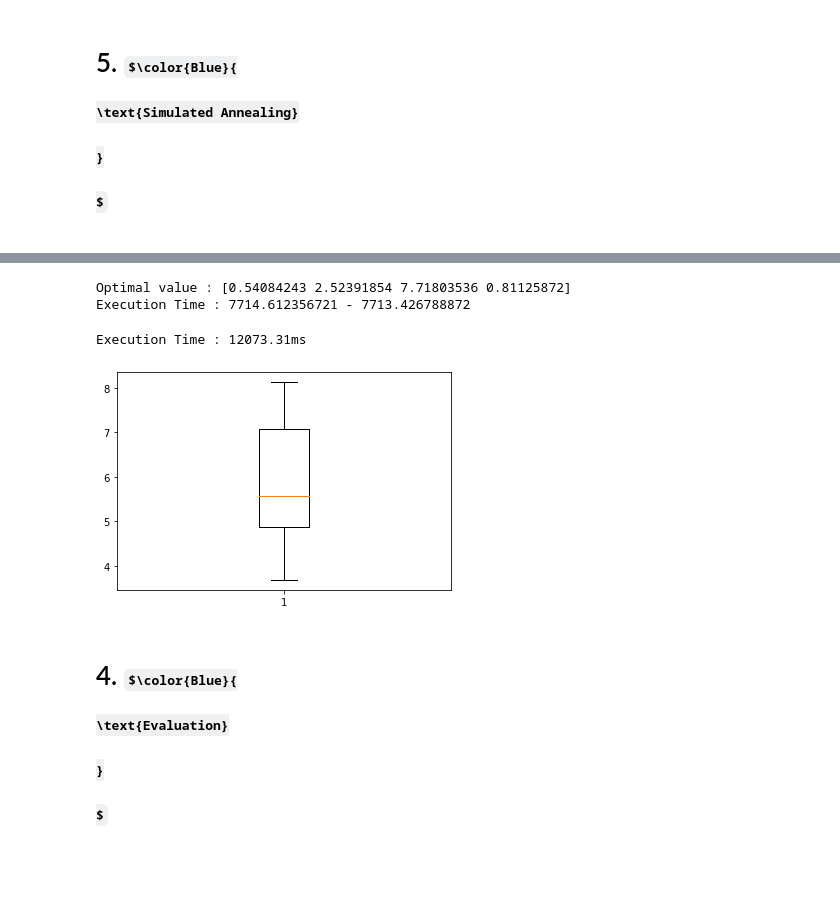
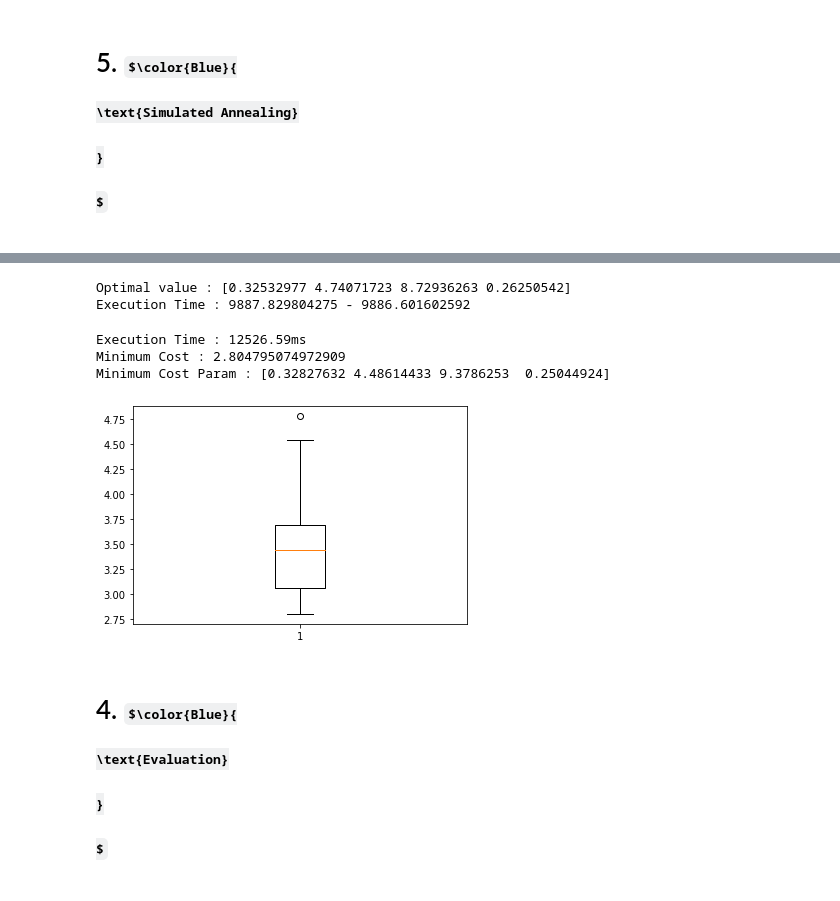
Before and after one commit to deshanchathusanka/optimisation, a Jupyter notebook: optimizer_development.ipynb, the cells around one changed output, grey strips where cells are left out. Cells and saved outputs as stored; diff of their text form; code cells hidden in the pictures; some formulas as TeX source.

Commit message:
fix functional issue

```diff
--- a/optimizer_development.ipynb
+++ b/optimizer_development.ipynb
@@ -129,7 +129,7 @@ def t(x_np):
   _t1 = t1(x_np)
   _t2 = t2(x_np)
   _t = math.sqrt((_t1**2 + _t2**2)
-  + ((x2*_t1*_t2)/(0.25*(x2**2 + (x1 + x3)**2))))
+  + ((x2*_t1*_t2)/math.sqrt(0.25*(x2**2 + (x1 + x3)**2))))
 
   return _t
 
@@ -142,7 +142,7 @@ t(x_np)
 print(f'Number of executions = {t.execution}')
 
 _t = t(x_np)
-assert round(_t, 2) == 16974.00, 'functional issue'
+assert round(_t, 2) == 17474.00, 'functional issue'
 # %% [output]
 ########## Testing execution count ############
 
@@ -306,7 +306,7 @@ $
 3. $\color{Red}{x_3, x_4 \in [0.1, 10]}$
 # %%
 def pi_static(x_np, r, beta):
-  _pi_static = f(x_np) + r*(min(0, g1(x_np))**beta) + r*(min(0, g2(x_np))**beta) + r*(min(0, g3(x_np))**beta) + r*(min(0, g4(x_np))**beta)
+  _pi_static = f(x_np) + r*abs((min(0, g1(x_np))**beta)) + r*abs((min(0, g2(x_np))**beta)) + r*abs((min(0, g3(x_np))**beta)) + r*abs((min(0, g4(x_np))**beta))
   return _pi_static
 
 ########### unit testing #############
@@ -422,7 +437,7 @@ def simulated_annealing(n_samples, lb, ub):
   no_samples : Number of samples
   Description : Implementation of simulated annealing
   '''
-  sigma = np.array([5, 5, 5, 5])
+  sigma = np.array([1, 1, 1, 1])
 
   x_best = np.random.uniform(low = lb, high = ub)
   # y_best = f(x_best)
@@ -431,7 +446,7 @@ def simulated_annealing(n_samples, lb, ub):
   x_c = x_best
   y_c = y_best
 
-  t_i = 10000 # initial temperature
+  t_i = 100 # initial temperature
   for k in range(n_samples):
     t_k = t_i/(k + 1) # fast annealing model
     x_prime = generate_truncate_rvs(lb, ub, x_c, sigma)
@@ -461,27 +476,32 @@ end = time.perf_counter()
 print(f'Optimal value : {x_np_min}')
 print(f'Execution Time : {end} - {start}')
 # %% [output]
-Optimal value : [0.54084243 2.52391854 7.71803536 0.81125872]
-Execution Time : 7714.612356721 - 7713.426788872
+Optimal value : [0.32532977 4.74071723 8.72936263 0.26250542]
+Execution Time : 9887.829804275 - 9886.601602592
 # %%
 n_repeat = 21
 n_samples = 1000
 lb, ub = np.array([0.125, 0.125, 0.1, 0.1]), np.array([5, 5, 10, 10])
 start = time.perf_counter()
-simulated_annealing_results = [simulated_annealing(n_samples, lb, ub)[-1] for i in range(n_repeat)]
+simulated_annealing_results = np.array([simulated_annealing(n_samples, lb, ub) for i in range(n_repeat)])
 end = time.perf_counter()
 
+min_cost_param_index = np.argmin(simulated_annealing_results[:, -1])
+min_cost_param = simulated_annealing_results[min_cost_param_index][0]
+min_cost = simulated_annealing_results[min_cost_param_index][1]
 print(f'Execution Time : {round((end - start)*1000, 2)}ms')
-assert len(simulated_annealing_results) == 21
-# assert g1.execution < 10000, f'g1(x) has been executed more than allowed: {g1.execution}'
+print(f'Minimum Cost : {min_cost}')
+print(f'Minimum Cost Param : {min_cost_param}')
 # %% [output]
-Execution Time : 12073.31ms
+Execution Time : 12526.59ms
+Minimum Cost : 2.804795074972909
+Minimum Cost Param : [0.32827632 4.48614433 9.3786253  0.25044924]
 # %%
 plt.figure()
-plt.boxplot(simulated_annealing_results)
+plt.boxplot(simulated_annealing_results[:, -1])
 plt.show()
 # %% [output]
-[figure, old version]
+[figure, new version]
 # %% [markdown]
 # 4. $\color{Blue}{
   \text{Evaluation}
```
Also changed, not shown: parts of 8 cells of this notebook.
